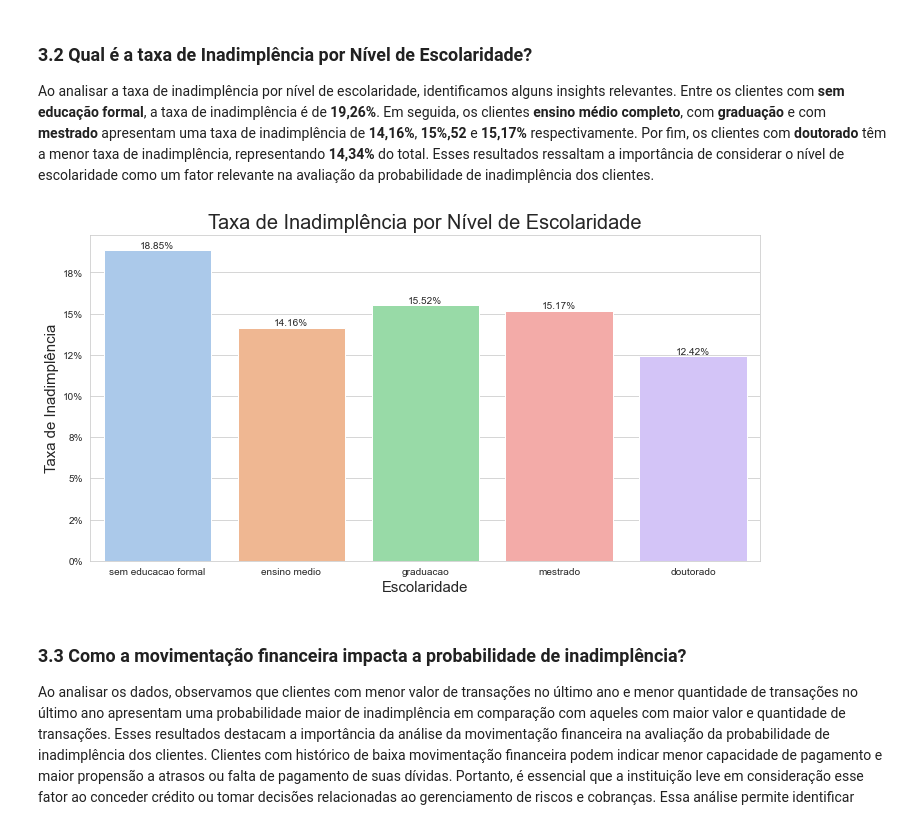
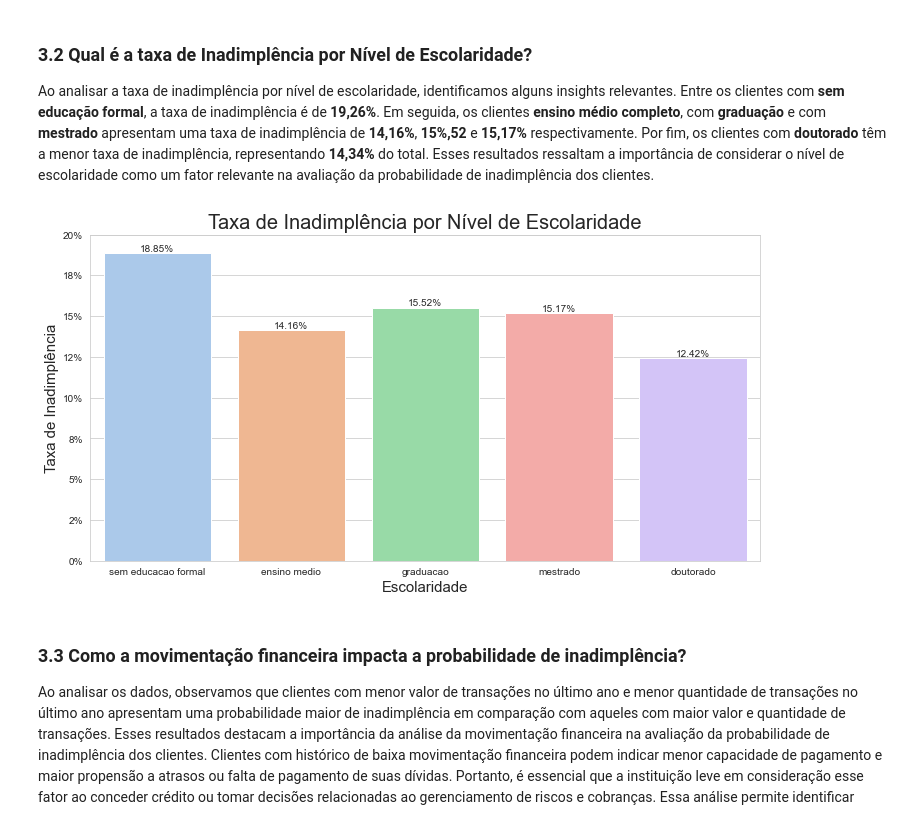
Before and after one commit to fsemeneze/Analise-de-clientes-inadimplentes, a Jupyter notebook: Script/analise_de_clientes.ipynb, the cells around one changed output. Drawn from its saved outputs; the diff is of its cells as text; code cells hidden in the pictures.

```diff
--- a/Script/analise_de_clientes.ipynb
+++ b/Script/analise_de_clientes.ipynb
@@ -566,22 +568,23 @@ Ao analisar a taxa de inadimplência por nível de escolaridade, identificamos a
 # %%
 plt.figure(figsize=(12, 6))
 ordem_escolaridade = ['sem educacao formal', 'ensino medio', 'graduacao', 'mestrado', 'doutorado']
 ax = sns.barplot(x='escolaridade', y='default', data=df_clientes, order=ordem_escolaridade, ci=None)
 cores = sns.color_palette("pastel", len(ordem_escolaridade))
 sns.set_palette(cores)
 plt.xlabel("Escolaridade", fontsize = 15)
 plt.ylabel("Taxa de Inadimplência", fontsize = 15)
 plt.title("Taxa de Inadimplência por Nível de Escolaridade", fontsize = 20)
 
+ax.set_yticks(ax.get_yticks())
 ax.set_yticklabels(['{:.0%}'.format(x) for x in ax.get_yticks()])
 
 for p in ax.patches:
     height = p.get_height()
     ax.annotate(f'{height:.2%}', (p.get_x() + p.get_width() / 2, height), ha='center', va='bottom')
 
 plt.show()
 # %% [output]
-[figure, old version]
+[figure, new version]
 # %% [markdown]
 ### 3.3 Como a movimentação financeira impacta a probabilidade de inadimplência?
 Ao analisar os dados, observamos que clientes com menor valor de transações no último ano e menor quantidade de transações no último ano apresentam uma probabilidade maior de inadimplência em comparação com aqueles com maior valor e quantidade de transações. Esses resultados destacam a importância da análise da movimentação financeira na avaliação da probabilidade de inadimplência dos clientes. Clientes com histórico de baixa movimentação financeira podem indicar menor capacidade de pagamento e maior propensão a atrasos ou falta de pagamento de suas dívidas. Portanto, é essencial que a instituição leve em consideração esse fator ao conceder crédito ou tomar decisões relacionadas ao gerenciamento de riscos e cobranças. Essa análise permite identificar clientes com maior probabilidade de inadimplência e adotar medidas preventivas, como a oferta de condições de pagamento mais adequadas ou o monitoramento mais rigoroso desses clientes
```
Also changed, not shown: parts of 5 cells of this notebook.
